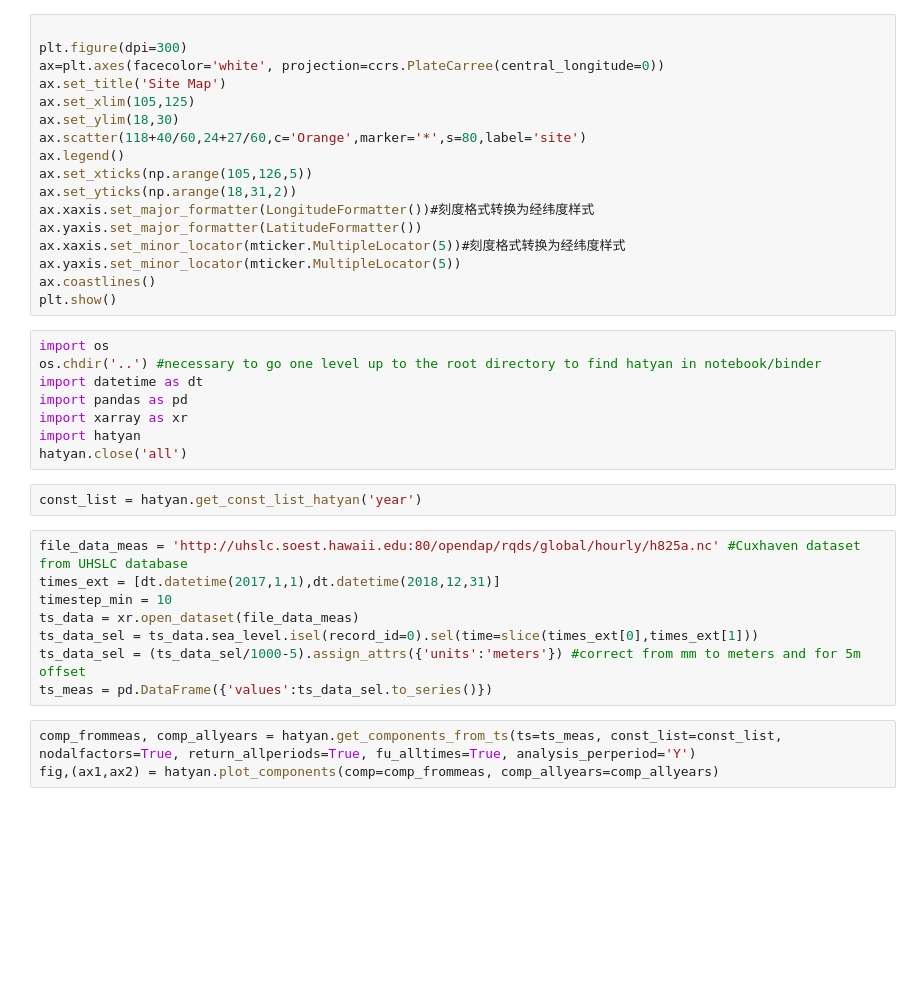
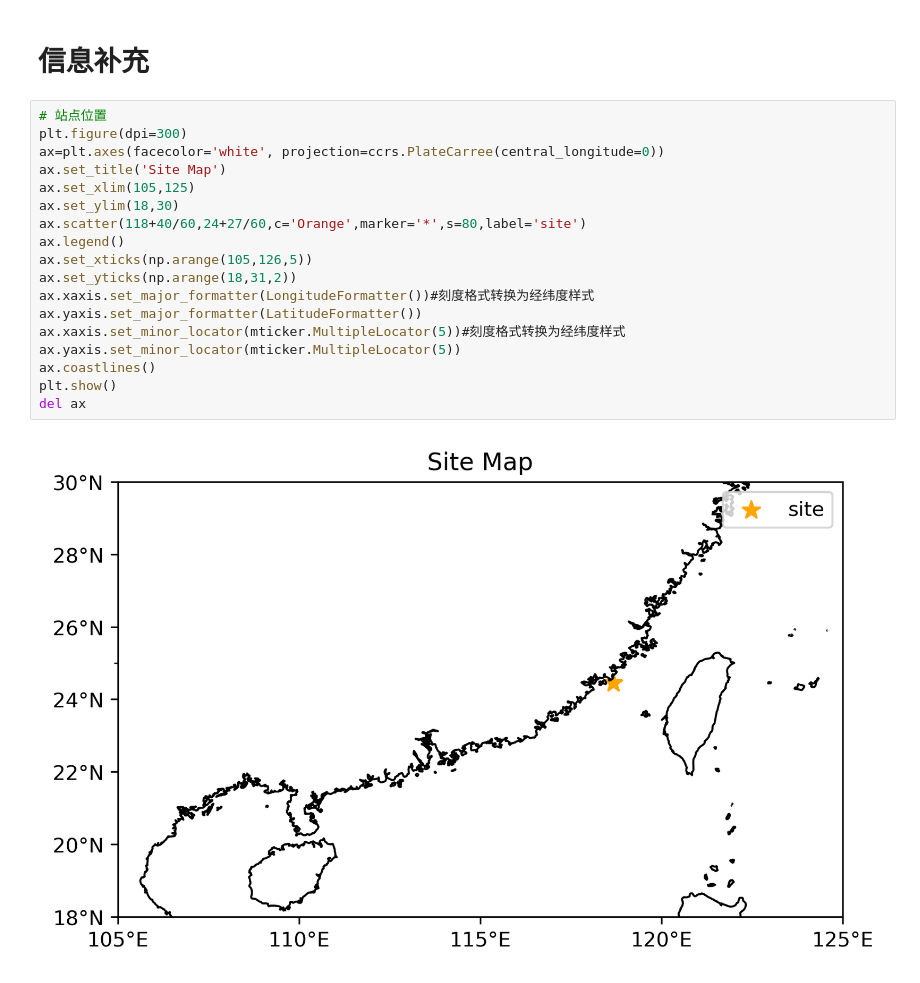
Before and after one commit to Yuhan-xue/HAN_Marine_element, a Jupyter notebook: WORK3/WORK3.ipynb, the cells around one changed output. Drawn from its saved outputs; the diff is of its cells as text; blank space fills up the shorter version.

```diff
--- a/WORK3/WORK3.ipynb
+++ b/WORK3/WORK3.ipynb
@@ -80,38 +368,22 @@ NameError: name 'times_ext' is not defined
+# %% [markdown]
+# 信息补充
 # %%
-
+# 站点位置
 plt.figure(dpi=300)
 ax=plt.axes(facecolor='white', projection=ccrs.PlateCarree(central_longitude=0))
 ax.set_title('Site Map')
 ax.set_xlim(105,125)
 ax.set_ylim(18,30)
 ax.scatter(118+40/60,24+27/60,c='Orange',marker='*',s=80,label='site')
 ax.legend()
 ax.set_xticks(np.arange(105,126,5))
 ax.set_yticks(np.arange(18,31,2))
 ax.xaxis.set_major_formatter(LongitudeFormatter())#刻度格式转换为经纬度样式
 ax.yaxis.set_major_formatter(LatitudeFormatter())
 ax.xaxis.set_minor_locator(mticker.MultipleLocator(5))#刻度格式转换为经纬度样式
 ax.yaxis.set_minor_locator(mticker.MultipleLocator(5))
 ax.coastlines()
 plt.show()
+del ax
+# %% [output]
+[figure, added]
-# %%
-import os
-os.chdir('..') #necessary to go one level up to the root directory to find hatyan in notebook/binder
-import datetime as dt
-import pandas as pd
-import xarray as xr
-import hatyan
-hatyan.close('all')
-# %%
-const_list = hatyan.get_const_list_hatyan('year')
-# %%
-file_data_meas = 'http://uhslc.soest.hawaii.edu:80/opendap/rqds/global/hourly/h825a.nc' #Cuxhaven dataset from UHSLC database
-times_ext = [dt.datetime(2017,1,1),dt.datetime(2018,12,31)]
-timestep_min = 10
-ts_data = xr.open_dataset(file_data_meas)
-ts_data_sel = ts_data.sea_level.isel(record_id=0).sel(time=slice(times_ext[0],times_ext[1]))
-ts_data_sel = (ts_data_sel/1000-5).assign_attrs({'units':'meters'}) #correct from mm to meters and for 5m offset
-ts_meas = pd.DataFrame({'values':ts_data_sel.to_series()})
-# %%
-comp_frommeas, comp_allyears = hatyan.get_components_from_ts(ts=ts_meas, const_list=const_list, nodalfactors=True, return_allperiods=True, fu_alltimes=True, analysis_perperiod='Y')
-fig,(ax1,ax2) = hatyan.plot_components(comp=comp_frommeas, comp_allyears=comp_allyears)
```
Also changed, not shown: parts of 23 cells of this notebook, 4 other files.
